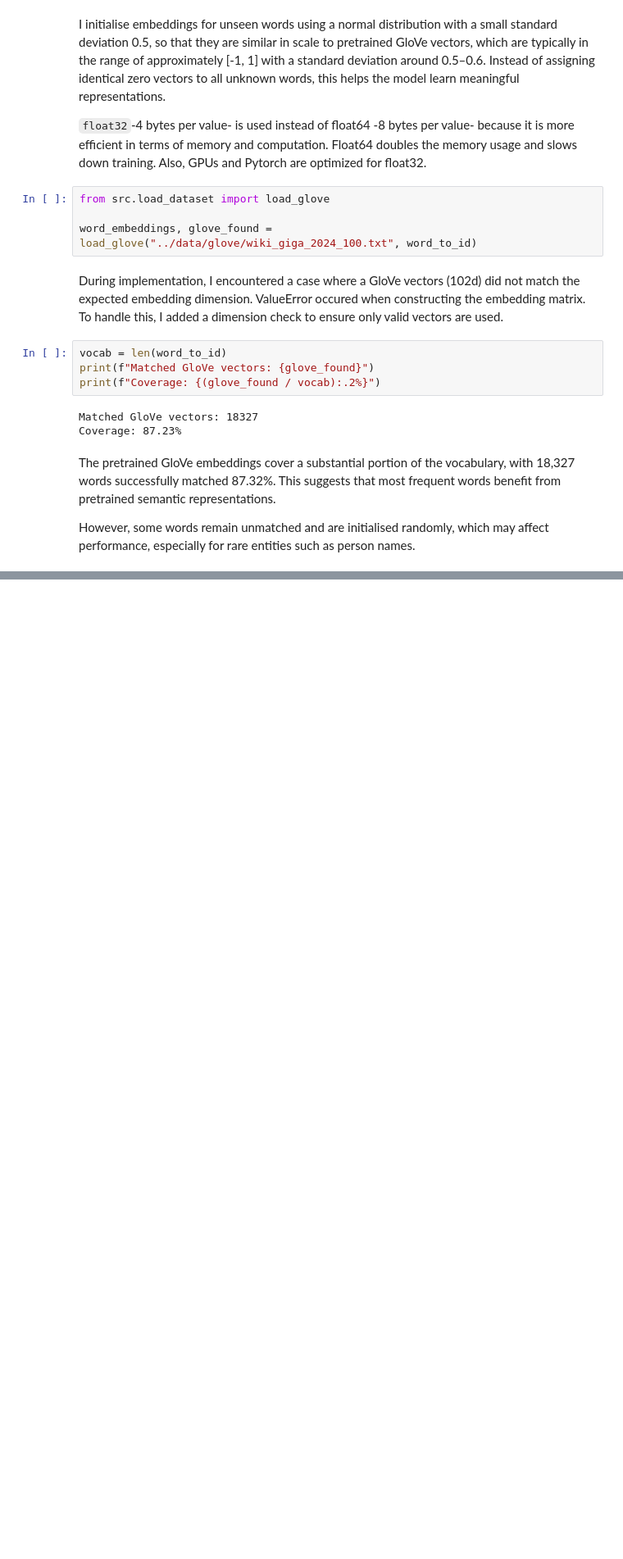
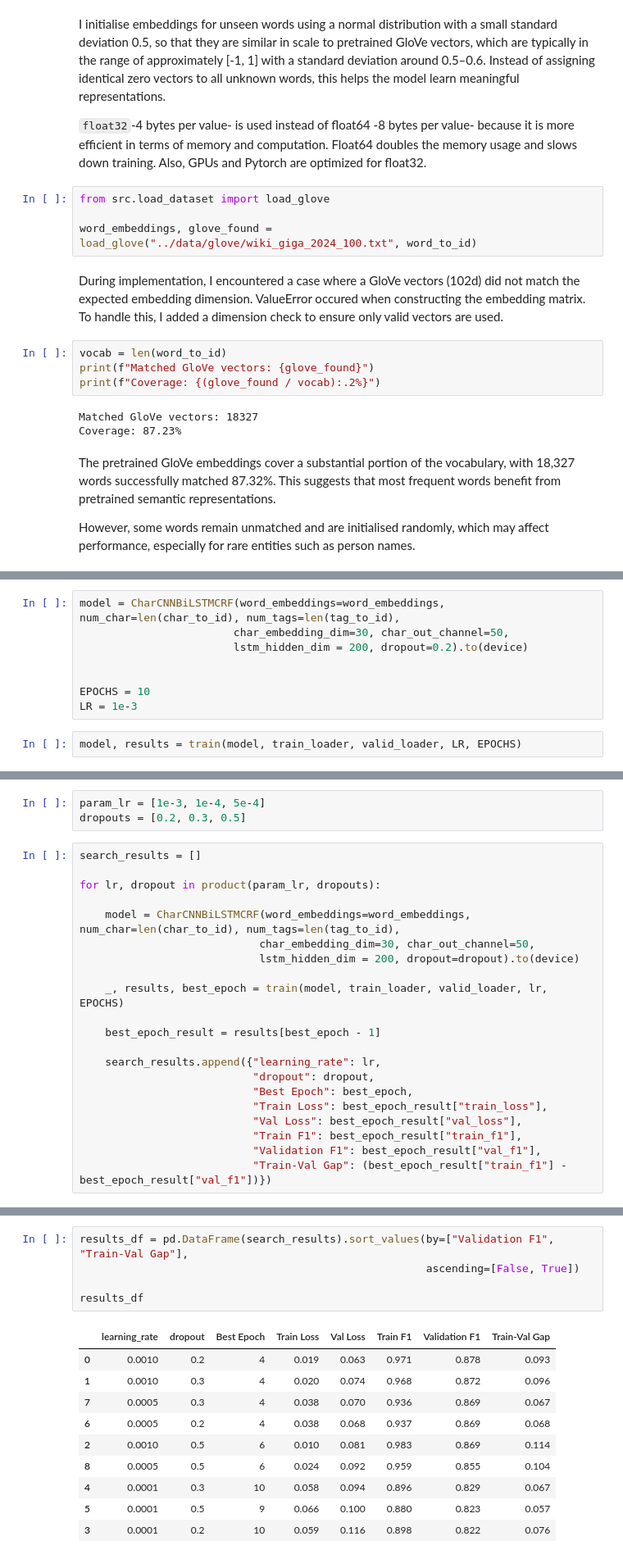
Before and after one commit to Efemirkan/ner-comparison-project, a Jupyter notebook: notebooks/02_bilstm_model.ipynb, the cells around one changed output, grey strips where cells are left out. Shown at 82% size. Drawn from its saved outputs; the diff is of its cells as text; blank space fills up the shorter version.

```diff
--- a/notebooks/02_bilstm_model.ipynb
+++ b/notebooks/02_bilstm_model.ipynb
@@ -294,0 +523,10 @@ However, some words remain unmatched and are initialised randomly, which may aff
+# %%
+model = CharCNNBiLSTMCRF(word_embeddings=word_embeddings, num_char=len(char_to_id), num_tags=len(tag_to_id),
+                        char_embedding_dim=30, char_out_channel=50,
+                        lstm_hidden_dim = 200, dropout=0.2).to(device)
+
+
+EPOCHS = 10
+LR = 1e-3
+# %%
+model, results = train(model, train_loader, valid_loader, LR, EPOCHS)
@@ -294,0 +556,24 @@ However, some words remain unmatched and are initialised randomly, which may aff
+# %%
+param_lr = [1e-3, 1e-4, 5e-4]
+dropouts = [0.2, 0.3, 0.5]
+# %%
+search_results = []
+
+for lr, dropout in product(param_lr, dropouts):
+
+    model = CharCNNBiLSTMCRF(word_embeddings=word_embeddings, num_char=len(char_to_id), num_tags=len(tag_to_id),
+                            char_embedding_dim=30, char_out_channel=50,
+                            lstm_hidden_dim = 200, dropout=dropout).to(device)
+
+    _, results, best_epoch = train(model, train_loader, valid_loader, lr, EPOCHS)
+
+    best_epoch_result = results[best_epoch - 1]
+
+    search_results.append({"learning_rate": lr,
+                           "dropout": dropout,
+                           "Best Epoch": best_epoch,
+                           "Train Loss": best_epoch_result["train_loss"],
+                           "Val Loss": best_epoch_result["val_loss"],
+                           "Train F1": best_epoch_result["train_f1"],
+                           "Validation F1": best_epoch_result["val_f1"],
+                           "Train-Val Gap": (best_epoch_result["train_f1"] - best_epoch_result["val_f1"])})
@@ -294,0 +608,16 @@ However, some words remain unmatched and are initialised randomly, which may aff
+# %%
+results_df = pd.DataFrame(search_results).sort_values(by=["Validation F1", "Train-Val Gap"],
+                                                      ascending=[False, True])
+
+results_df
+# %% [output]
+|  | learning_rate | dropout | Best Epoch | Train Loss | Val Loss | Train F1 | Validation F1 | Train-Val Gap |
+| 0 | 0.0010 | 0.2 | 4 | 0.019 | 0.063 | 0.971 | 0.878 | 0.093 |
+| 1 | 0.0010 | 0.3 | 4 | 0.020 | 0.074 | 0.968 | 0.872 | 0.096 |
+| 7 | 0.0005 | 0.3 | 4 | 0.038 | 0.070 | 0.936 | 0.869 | 0.067 |
+| 6 | 0.0005 | 0.2 | 4 | 0.038 | 0.068 | 0.937 | 0.869 | 0.068 |
+| 2 | 0.0010 | 0.5 | 6 | 0.010 | 0.081 | 0.983 | 0.869 | 0.114 |
+| 8 | 0.0005 | 0.5 | 6 | 0.024 | 0.092 | 0.959 | 0.855 | 0.104 |
+| 4 | 0.0001 | 0.3 | 10 | 0.058 | 0.094 | 0.896 | 0.829 | 0.067 |
+| 5 | 0.0001 | 0.5 | 9 | 0.066 | 0.100 | 0.880 | 0.823 | 0.057 |
+| 3 | 0.0001 | 0.2 | 10 | 0.059 | 0.116 | 0.898 | 0.822 | 0.076 |
```
Also changed, not shown: parts of 74 cells of this notebook, 1 other file.
